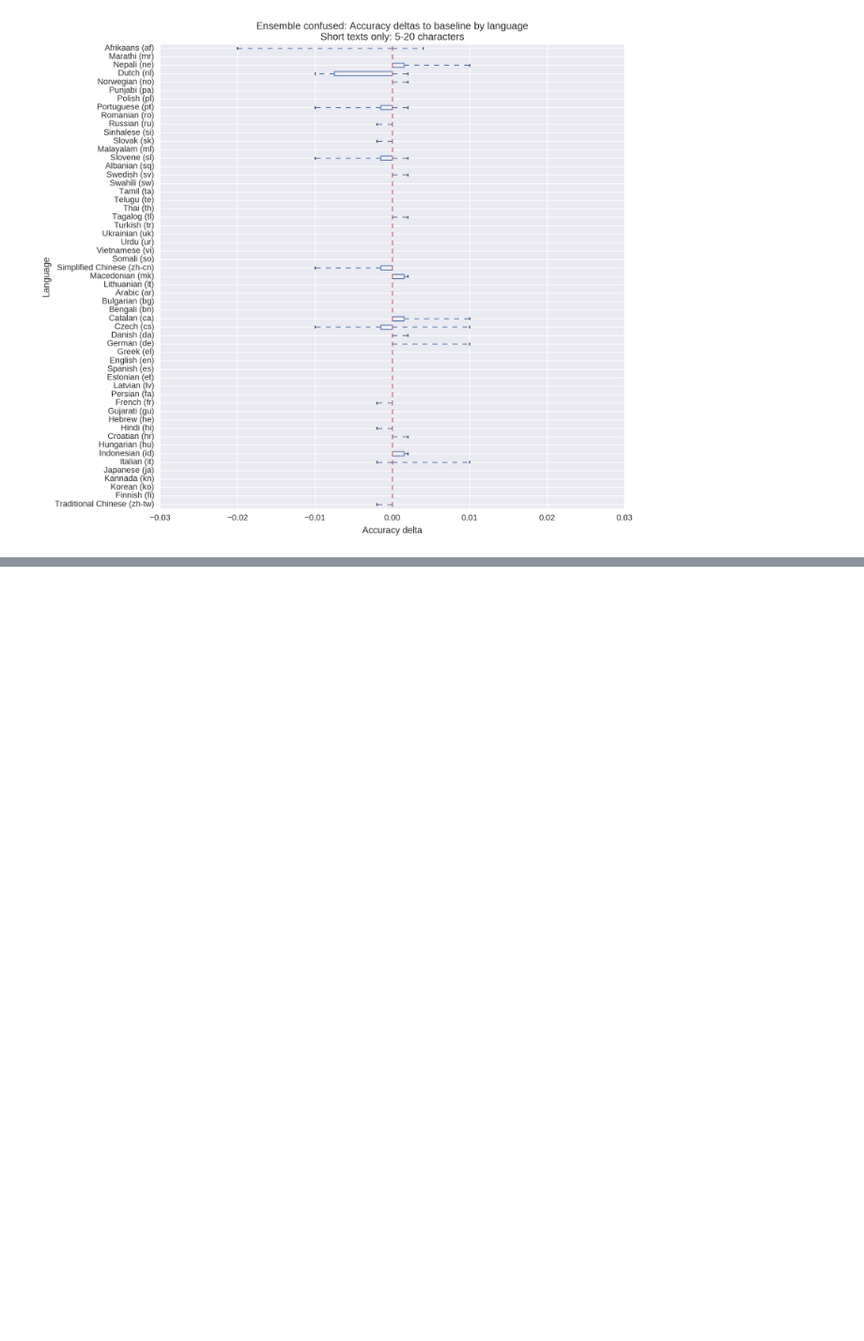
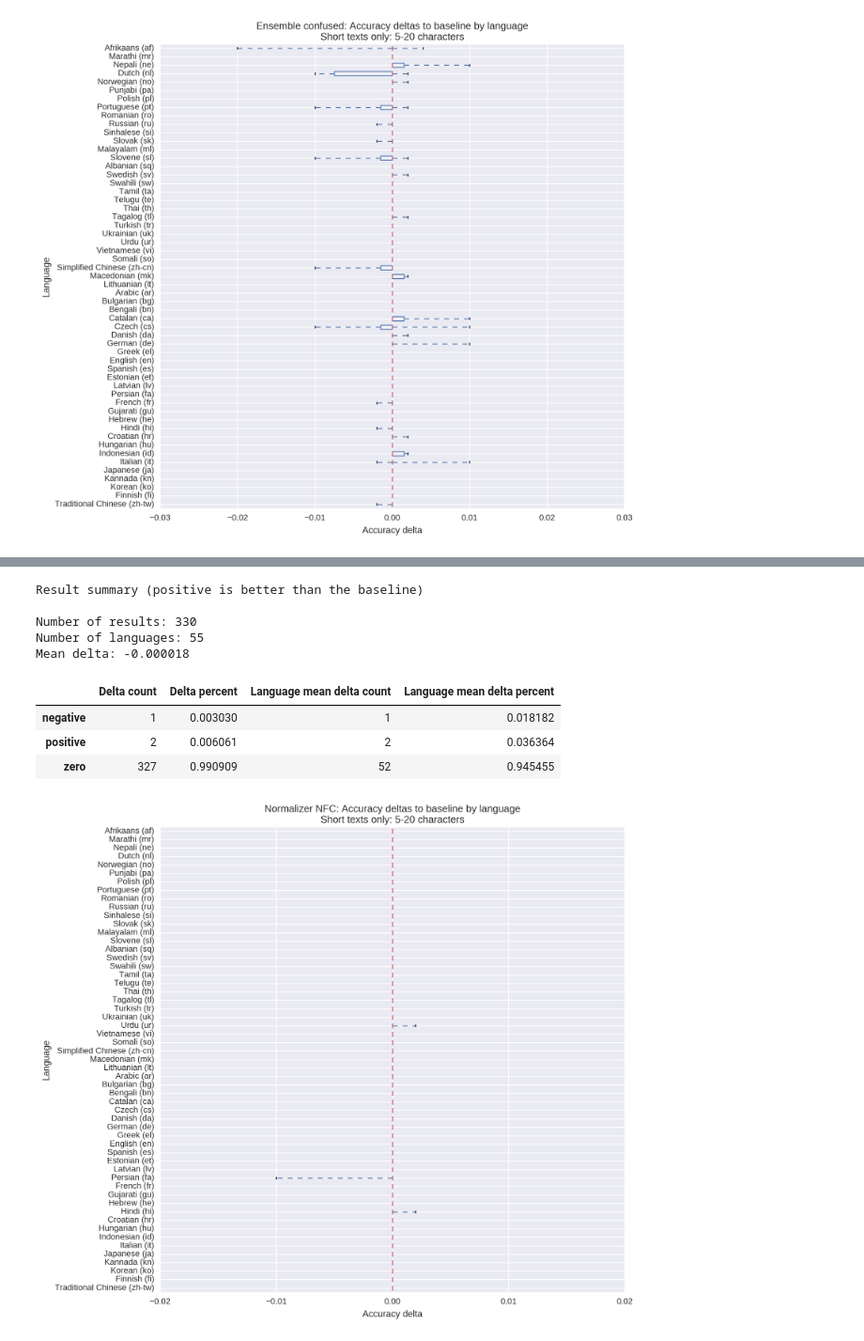
Before and after one commit to Automattic/elasticsearch-langdetect, a Jupyter notebook: experiments/Classification experiments - merged-average baseline.ipynb, the cells around one changed output, grey strips where cells are left out. Shown at 94% size. Saved outputs shown, nothing was run; the diff lists cells and outputs as text; code cells hidden in the pictures; blank space fills up the shorter version.

```diff
--- a/experiments/Classification experiments - merged-average baseline.ipynb
+++ b/experiments/Classification experiments - merged-average baseline.ipynb
@@ -452,0 +481,14 @@ Mean delta: -0.000055
+# %%
+normalizer_nfc_results = read_results('results/normalizer-nfc.csv')
+plot_accuracy_deltas_by_language(baseline_results, normalizer_nfc_results, 'Normalizer NFC:')
+# %% [output]
+Result summary (positive is better than the baseline)
+
+Number of results: 330
+Number of languages: 55
+Mean delta: -0.000018
+|  | Delta count | Delta percent | Language mean delta count | Language mean delta percent |
+| negative | 1 | 0.003030 | 1 | 0.018182 |
+| positive | 2 | 0.006061 | 2 | 0.036364 |
+| zero | 327 | 0.990909 | 52 | 0.945455 |
+[figure, added]
```
Also changed, not shown: parts of 13 cells of this notebook, 5 other files.
